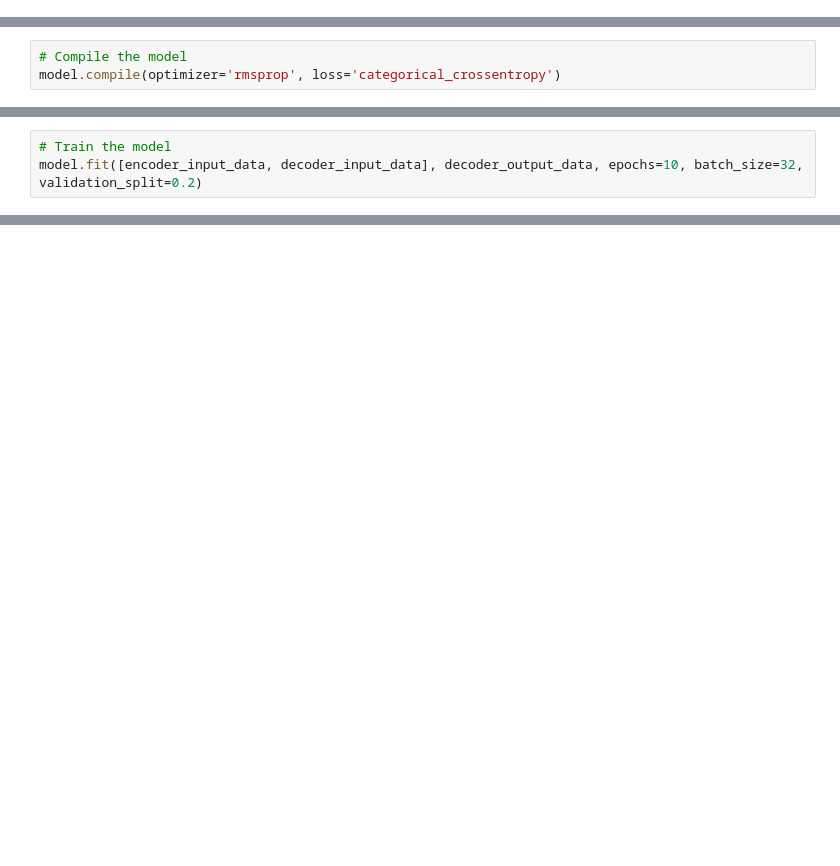
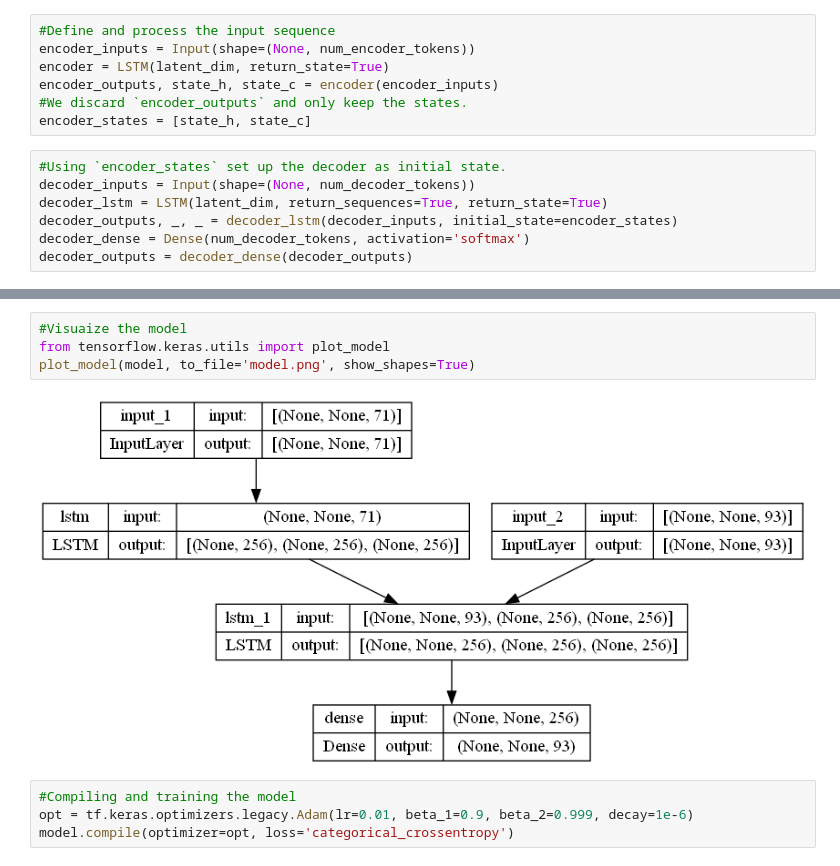
Before and after one commit to sonyway/Deep-Learning, a Jupyter notebook: Homework/Attention/LSTM2LSTM.ipynb, the cells around one changed output, grey strips where cells are left out. Drawn from its saved outputs; the diff is of its cells as text; blank space fills up the shorter version.

Commit message:
LSTM2LSTM

```diff
--- a/Homework/Attention/LSTM2LSTM.ipynb
+++ b/Homework/Attention/LSTM2LSTM.ipynb
@@ -43 +73,15 @@ decoder_outputs = decoder_dense(decoder_outputs)
+# %%
+#Define and process the input sequence
+encoder_inputs = Input(shape=(None, num_encoder_tokens))
+encoder = LSTM(latent_dim, return_state=True)
+encoder_outputs, state_h, state_c = encoder(encoder_inputs)
+#We discard `encoder_outputs` and only keep the states.
+encoder_states = [state_h, state_c]
+# %%
+#Using `encoder_states` set up the decoder as initial state.
+decoder_inputs = Input(shape=(None, num_decoder_tokens))
+decoder_lstm = LSTM(latent_dim, return_sequences=True, return_state=True)
+decoder_outputs, _, _ = decoder_lstm(decoder_inputs, initial_state=encoder_states)
+decoder_dense = Dense(num_decoder_tokens, activation='softmax')
+decoder_outputs = decoder_dense(decoder_outputs)
 # %%
@@ -45,4 +89 @@ decoder_outputs = decoder_dense(decoder_outputs)
 model = Model([encoder_inputs, decoder_inputs], decoder_outputs)
-# %%
-# Compile the model
-model.compile(optimizer='rmsprop', loss='categorical_crossentropy')
@@ -54,3 +89,0 @@ decoder_output_data = np.random.rand(1000, max_decoder_seq_length, num_decoder_t
-# %%
-# Train the model
-model.fit([encoder_input_data, decoder_input_data], decoder_output_data, epochs=10, batch_size=32, validation_split=0.2)
@@ -65,0 +120,10 @@ KeyboardInterrupt:
+# %%
+#Visuaize the model
+from tensorflow.keras.utils import plot_model
+plot_model(model, to_file='model.png', show_shapes=True)
+# %% [output]
+[figure, added]
+# %%
+#Compiling and training the model
+opt = tf.keras.optimizers.legacy.Adam(lr=0.01, beta_1=0.9, beta_2=0.999, decay=1e-6)
+model.compile(optimizer=opt, loss='categorical_crossentropy')
```
Also changed, not shown: parts of 24 cells of this notebook, 6 other files.
